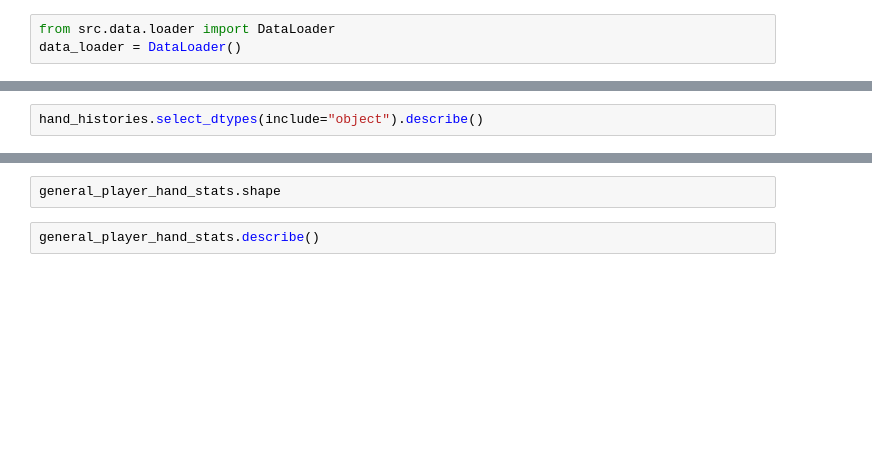
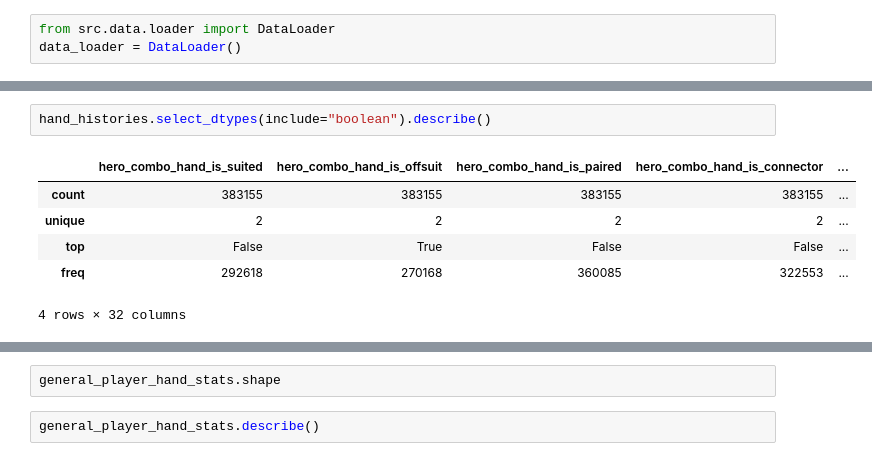
Before and after one commit to Manggy94/PokerDataAnalytics, a Jupyter notebook: notebooks/explore_hand_histories.ipynb, the cells around one changed output, grey strips where cells are left out. Drawn from its saved outputs; the diff is of its cells as text; blank space fills up the shorter version.

```diff
--- a/notebooks/explore_hand_histories.ipynb
+++ b/notebooks/explore_hand_histories.ipynb
@@ -14,5 +52,12 @@ hand_histories.describe()
 # %%
-hand_histories.select_dtypes(include="object").describe()
+hand_histories.select_dtypes(include="boolean").describe()
+# %% [output]
+|  | hero_combo_hand_is_suited | hero_combo_hand_is_offsuit | hero_combo_hand_is_paired | hero_combo_hand_is_connector | ... |
+| count | 383155 | 383155 | 383155 | 383155 | ... |
+| unique | 2 | 2 | 2 | 2 | ... |
+| top | False | True | False | False | ... |
+| freq | 292618 | 270168 | 360085 | 322553 | ... |
+4 rows × 32 columns
 # %%
 general_player_hand_stats = data_loader.load_general_player_hand_stats()
 general_player_hand_stats.head()
```
Also changed, not shown: parts of 6 cells of this notebook, 14 other files.
